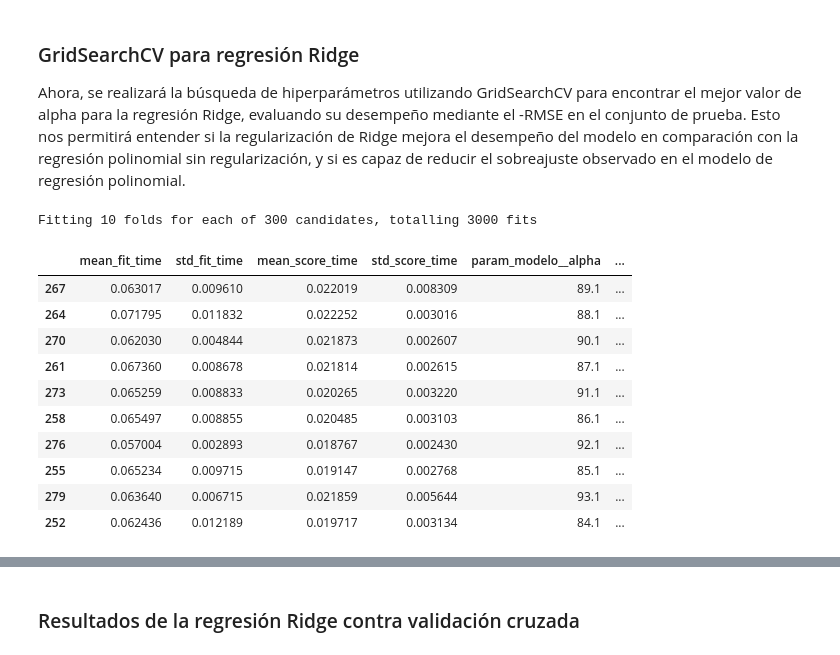
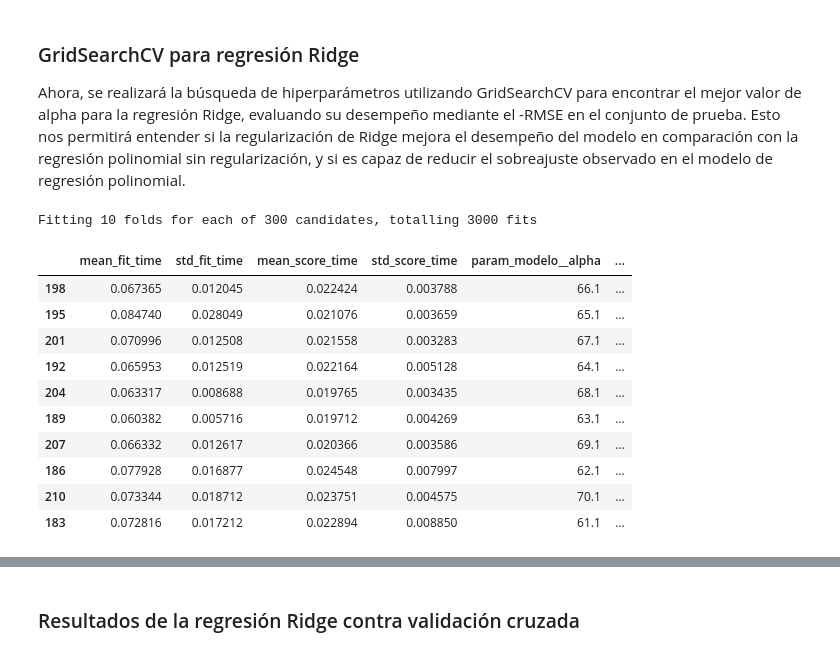
Before and after one commit to Sharik1516/Laboratorio2-ML, a Jupyter notebook: Diego/Laboratorio_2_ML.ipynb, the cells around one changed output, grey strips where cells are left out. Drawn from its saved outputs; the diff is of its cells as text; code cells hidden in the pictures.

```diff
--- a/Diego/Laboratorio_2_ML.ipynb
+++ b/Diego/Laboratorio_2_ML.ipynb
@@ -1171,7 +1171,7 @@ grid_search_params = {
     ]
 }
 scoring_metrics = {
-    "MSE": "neg_mean_squared_error",
+    "RMSE": "neg_root_mean_squared_error",
     "MAE": "neg_mean_absolute_error",
     "R2": "r2"
 }
@@ -1181,14 +1181,14 @@ gridsearch = GridSearchCV(
     param_grid=grid_search_params,
     cv=10,
     scoring=scoring_metrics,
-    refit="MSE",
+    refit="RMSE",
     n_jobs=-1,
     verbose=2
 )
 
 gridsearch.fit(X_train.drop(columns=["CVD Risk Score"]), X_train["CVD Risk Score"])
 
-pd.DataFrame(gridsearch.cv_results_).sort_values("rank_test_MSE")
+pd.DataFrame(gridsearch.cv_results_).sort_values("rank_test_RMSE")
 # %% [output]
 Fitting 10 folds for each of 15 candidates, totalling 150 fits
 |  | mean_fit_time | std_fit_time | mean_score_time | std_score_time | param_selector_modelo__numerico__... | ... |
@@ -1335,40 +1374,40 @@ Ahora, se realizará la búsqueda de hiperparámetros utilizando GridSearchCV pa
 # %%
 import numpy as np
 grid_search_params = {
     "selector_modelo__numerico__scaler": [
         StandardScaler(),
         MinMaxScaler(),
         RobustScaler()
     ],
     "modelo__alpha": np.arange(0.1, 100.1, 1)  # Valores de alpha desde 0.1 hasta 100 con paso de 1
 }
 
 gridsearch = GridSearchCV(
     estimator=pipeline_ridge,
     param_grid=grid_search_params,
     cv=10,
     scoring=scoring_metrics,
-    refit="MSE",
+    refit="RMSE",
     n_jobs=-1,
     verbose=2
 )
 
 gridsearch.fit(X_train.drop(columns=["CVD Risk Score"]), X_train["CVD Risk Score"])
 gridsearch.predict(X_test.drop(columns=["CVD Risk Score"]))
-pd.DataFrame(gridsearch.cv_results_).sort_values("rank_test_MSE").head(10)
+pd.DataFrame(gridsearch.cv_results_).sort_values("rank_test_RMSE").head(10)
 # %% [output]
 Fitting 10 folds for each of 300 candidates, totalling 3000 fits
 |  | mean_fit_time | std_fit_time | mean_score_time | std_score_time | param_modelo__alpha | ... |
-| 267 | 0.063017 | 0.009610 | 0.022019 | 0.008309 | 89.1 | ... |
-| 264 | 0.071795 | 0.011832 | 0.022252 | 0.003016 | 88.1 | ... |
-| 270 | 0.062030 | 0.004844 | 0.021873 | 0.002607 | 90.1 | ... |
-| 261 | 0.067360 | 0.008678 | 0.021814 | 0.002615 | 87.1 | ... |
-| 273 | 0.065259 | 0.008833 | 0.020265 | 0.003220 | 91.1 | ... |
-| 258 | 0.065497 | 0.008855 | 0.020485 | 0.003103 | 86.1 | ... |
-| 276 | 0.057004 | 0.002893 | 0.018767 | 0.002430 | 92.1 | ... |
-| 255 | 0.065234 | 0.009715 | 0.019147 | 0.002768 | 85.1 | ... |
-| 279 | 0.063640 | 0.006715 | 0.021859 | 0.005644 | 93.1 | ... |
-| 252 | 0.062436 | 0.012189 | 0.019717 | 0.003134 | 84.1 | ... |
+| 198 | 0.067365 | 0.012045 | 0.022424 | 0.003788 | 66.1 | ... |
+| 195 | 0.084740 | 0.028049 | 0.021076 | 0.003659 | 65.1 | ... |
+| 201 | 0.070996 | 0.012508 | 0.021558 | 0.003283 | 67.1 | ... |
+| 192 | 0.065953 | 0.012519 | 0.022164 | 0.005128 | 64.1 | ... |
+| 204 | 0.063317 | 0.008688 | 0.019765 | 0.003435 | 68.1 | ... |
+| 189 | 0.060382 | 0.005716 | 0.019712 | 0.004269 | 63.1 | ... |
+| 207 | 0.066332 | 0.012617 | 0.020366 | 0.003586 | 69.1 | ... |
+| 186 | 0.077928 | 0.016877 | 0.024548 | 0.007997 | 62.1 | ... |
+| 210 | 0.073344 | 0.018712 | 0.023751 | 0.004575 | 70.1 | ... |
+| 183 | 0.072816 | 0.017212 | 0.022894 | 0.008850 | 61.1 | ... |
 # %%
 print(f"El mejor modelo Ridge tiene un alpha {gridsearch.best_params_['modelo__alpha']} con scaler {type(gridsearch.best_params_['selector_modelo__numerico__scaler']).__name__} y obtuvo un -RMSE de {(-gridsearch.best_score_)**0.5:.4f}")
 # %% [output]
```
Also changed, not shown: parts of 14 cells of this notebook, 2 other files.
